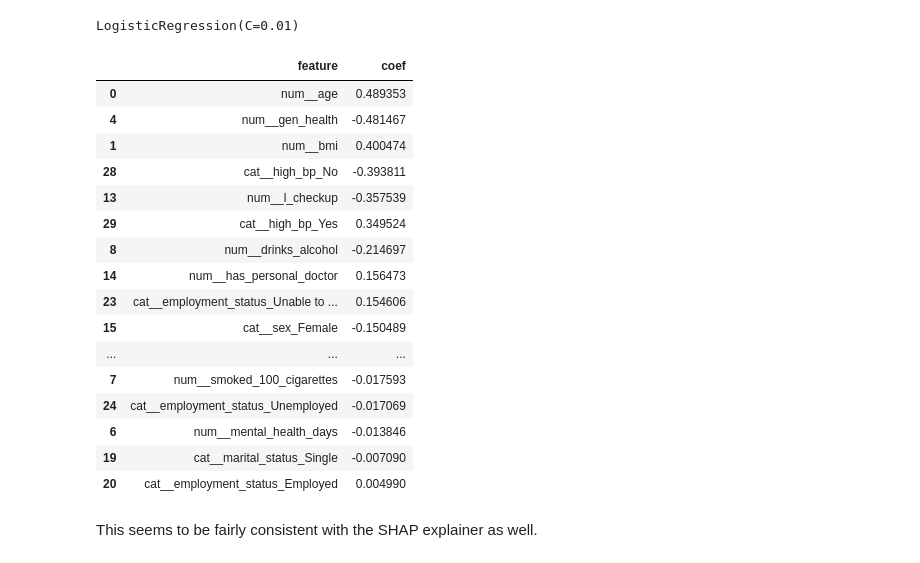
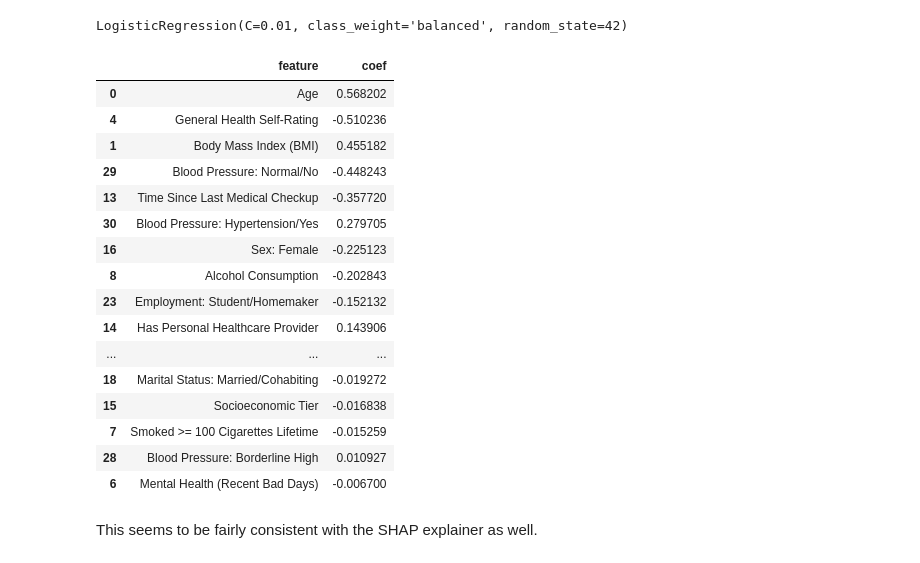
Before and after one commit to maradeben/wotosuga-core, a Jupyter notebook: model_building/explainer/shap_notebook.ipynb, the cells around one changed output. Saved outputs shown, nothing was run; the diff lists cells and outputs as text; code cells hidden in the pictures.

```diff
--- a/model_building/explainer/shap_notebook.ipynb
+++ b/model_building/explainer/shap_notebook.ipynb
@@ -322,29 +310,29 @@ Pipeline(steps=[('preprocessor',
 # %%
-logreg_model = logreg.named_steps["xgb"] #xgb here is a misnomer
+logreg_model = logreg.named_steps["lr"] #xgb here is a misnomer
 logreg_model
 # %% [output]
-LogisticRegression(C=0.01)
+LogisticRegression(C=0.01, class_weight='balanced', random_state=42)
 # %%
 coef_df = pd.DataFrame({
-    "feature": feature_names,
+    "feature": cleaned_feature_names,
     "coef": logreg_model.coef_[0]
 }).sort_values("coef", key=abs, ascending=False)
 coef_df
 # %% [output]
 |  | feature | coef |
-| 0 | num__age | 0.489353 |
-| 4 | num__gen_health | -0.481467 |
-| 1 | num__bmi | 0.400474 |
-| 28 | cat__high_bp_No | -0.393811 |
-| 13 | num__l_checkup | -0.357539 |
-| 29 | cat__high_bp_Yes | 0.349524 |
-| 8 | num__drinks_alcohol | -0.214697 |
-| 14 | num__has_personal_doctor | 0.156473 |
-| 23 | cat__employment_status_Unable to ... | 0.154606 |
-| 15 | cat__sex_Female | -0.150489 |
+| 0 | Age | 0.568202 |
+| 4 | General Health Self-Rating | -0.510236 |
+| 1 | Body Mass Index (BMI) | 0.455182 |
+| 29 | Blood Pressure: Normal/No | -0.448243 |
+| 13 | Time Since Last Medical Checkup | -0.357720 |
+| 30 | Blood Pressure: Hypertension/Yes | 0.279705 |
+| 16 | Sex: Female | -0.225123 |
+| 8 | Alcohol Consumption | -0.202843 |
+| 23 | Employment: Student/Homemaker | -0.152132 |
+| 14 | Has Personal Healthcare Provider | 0.143906 |
 | ... | ... | ... |
-| 7 | num__smoked_100_cigarettes | -0.017593 |
-| 24 | cat__employment_status_Unemployed | -0.017069 |
-| 6 | num__mental_health_days | -0.013846 |
-| 19 | cat__marital_status_Single | -0.007090 |
-| 20 | cat__employment_status_Employed | 0.004990 |
+| 18 | Marital Status: Married/Cohabiting | -0.019272 |
+| 15 | Socioeconomic Tier | -0.016838 |
+| 7 | Smoked >= 100 Cigarettes Lifetime | -0.015259 |
+| 28 | Blood Pressure: Borderline High | 0.010927 |
+| 6 | Mental Health (Recent Bad Days) | -0.006700 |
```
Also changed, not shown: parts of 15 cells of this notebook, 7 other files.
